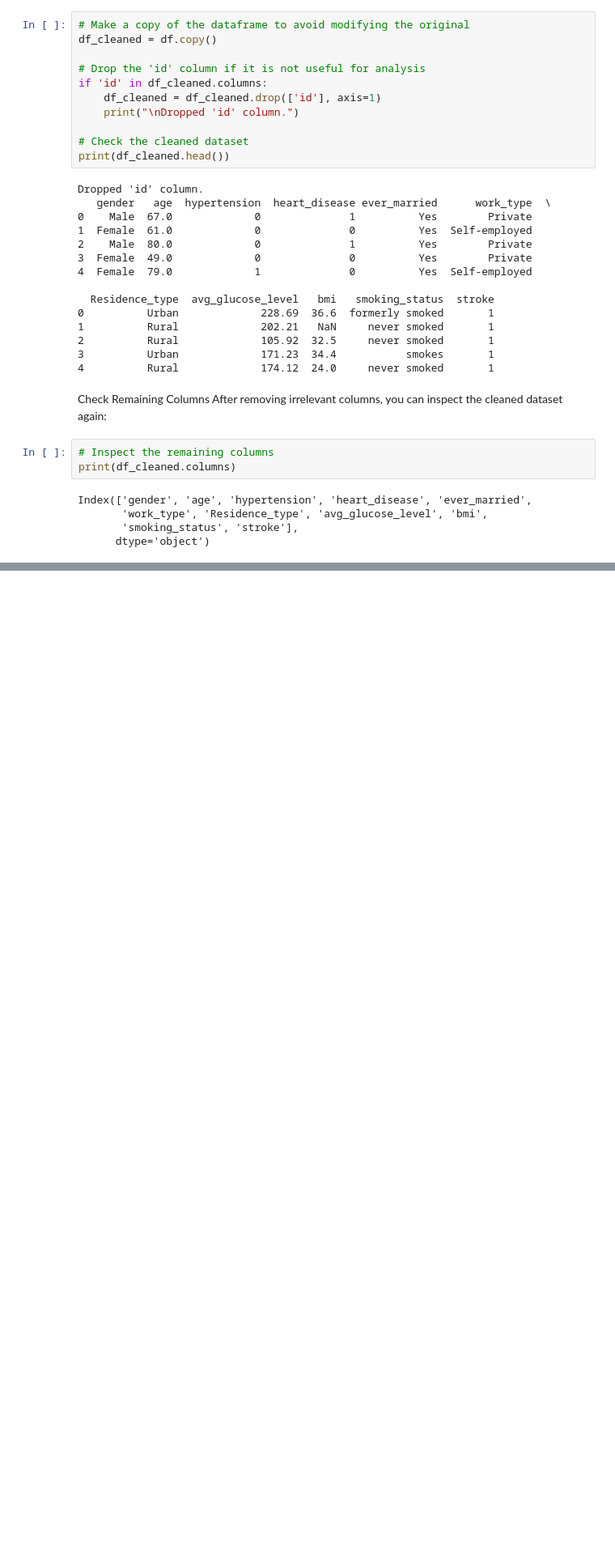
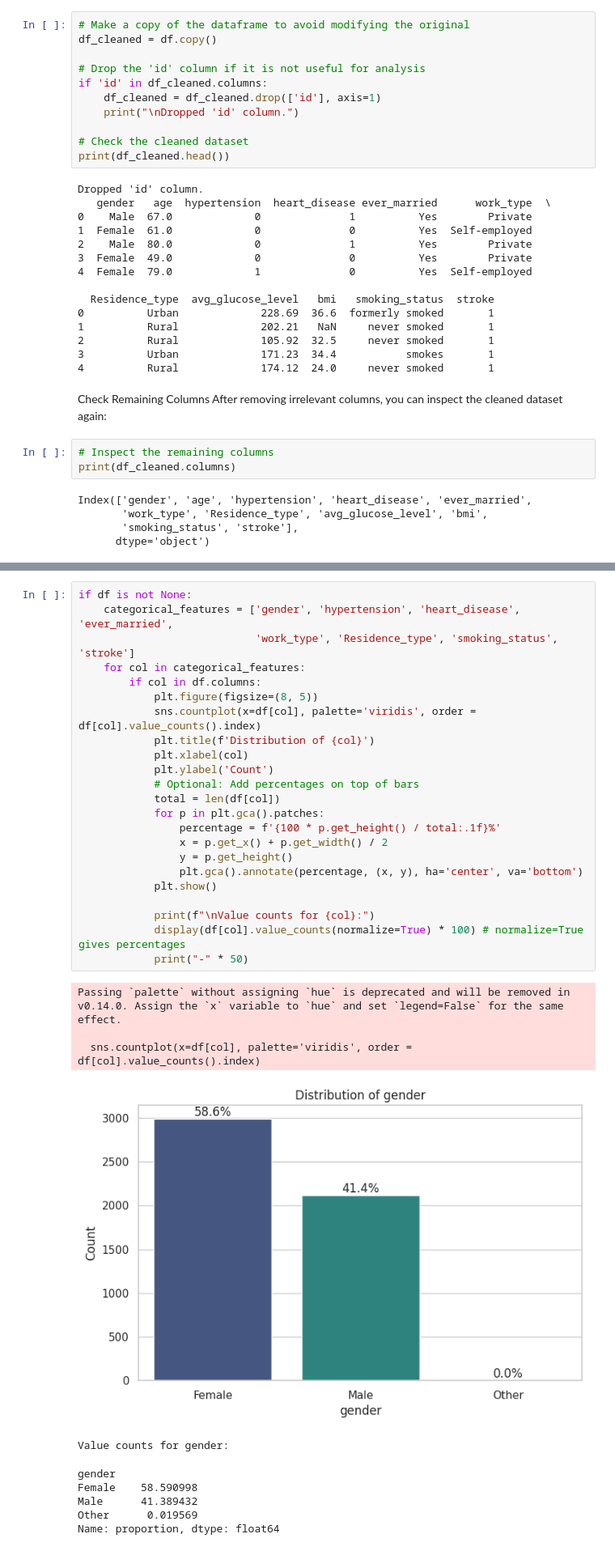
Before and after one commit to jeloerc/healthcare-dataset-stroke-data, a Jupyter notebook: Stroke_Prediction_analisis.ipynb, the cells around one changed output, grey strips where cells are left out. Shown at 81% size. Drawn from its saved outputs; the diff is of its cells as text; blank space fills up the shorter version.

```diff
--- a/Stroke_Prediction_analisis.ipynb
+++ b/Stroke_Prediction_analisis.ipynb
@@ -170,0 +351,34 @@ Index(['gender', 'age', 'hypertension', 'heart_disease', 'ever_married',
+# %%
+if df is not None:
+    categorical_features = ['gender', 'hypertension', 'heart_disease', 'ever_married',
+                            'work_type', 'Residence_type', 'smoking_status', 'stroke']
+    for col in categorical_features:
+        if col in df.columns:
+            plt.figure(figsize=(8, 5))
+            sns.countplot(x=df[col], palette='viridis', order = df[col].value_counts().index)
+            plt.title(f'Distribution of {col}')
+            plt.xlabel(col)
+            plt.ylabel('Count')
+            # Optional: Add percentages on top of bars
+            total = len(df[col])
+            for p in plt.gca().patches:
+                percentage = f'{100 * p.get_height() / total:.1f}%'
+                x = p.get_x() + p.get_width() / 2
+                y = p.get_height()
+                plt.gca().annotate(percentage, (x, y), ha='center', va='bottom')
+            plt.show()
+
+            print(f"\nValue counts for {col}:")
+            display(df[col].value_counts(normalize=True) * 100) # normalize=True gives percentages
+            print("-" * 50)
+# %% [output]
+Passing `palette` without assigning `hue` is deprecated and will be removed in v0.14.0. Assign the `x` variable to `hue` and set `legend=False` for the same effect.
+
+  sns.countplot(x=df[col], palette='viridis', order = df[col].value_counts().index)
+[figure, added]
+Value counts for gender:
+gender
+Female    58.590998
+Male      41.389432
+Other      0.019569
+Name: proportion, dtype: float64
```
Also changed, not shown: parts of 11 cells of this notebook, 1 other file.
